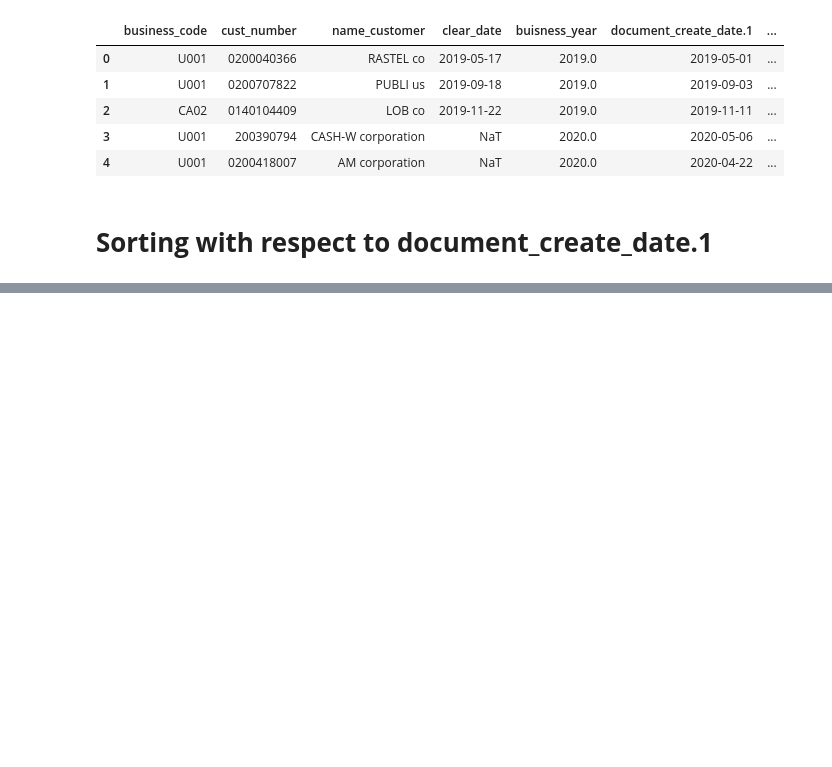
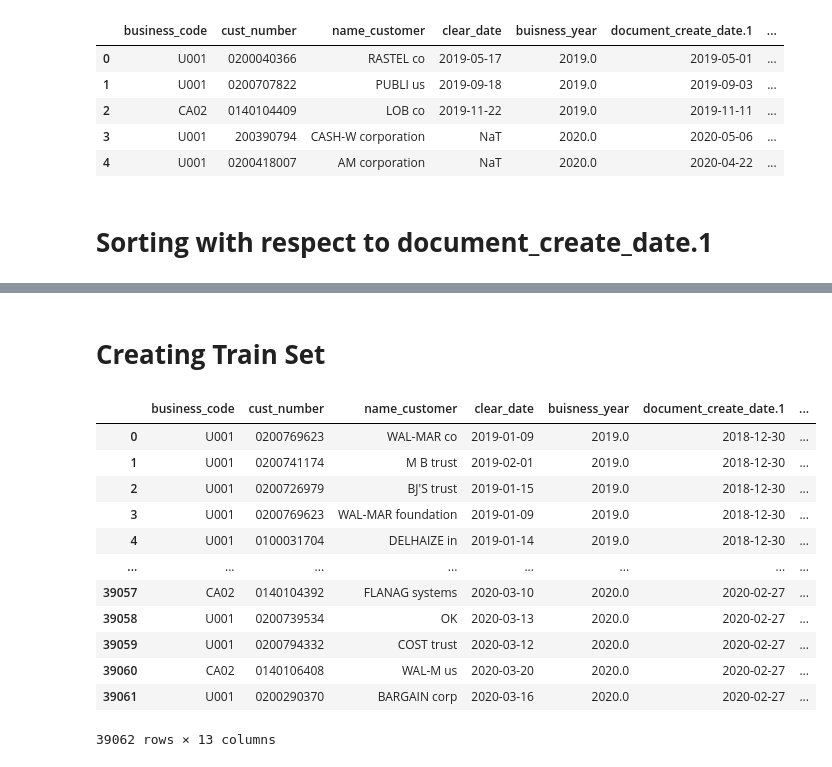
Before and after one commit to souvikpal2000/B2B-Invoice-Management-Application, a Jupyter notebook: InvoiceML.ipynb, the cells around one changed output, grey strips where cells are left out. Saved outputs shown, nothing was run; the diff lists cells and outputs as text; code cells hidden in the pictures; blank space fills up the shorter version.

```diff
--- a/InvoiceML.ipynb
+++ b/InvoiceML.ipynb
@@ -462,0 +475,20 @@ Name: delay, Length: 9685, dtype: float64
+# %% [markdown]
+# **Creating Train Set**
+# %%
+trainData = df[df.clear_date.notnull()].reset_index()
+trainData.drop(columns=['index'], inplace=True)
+trainData
+# %% [output]
+|  | business_code | cust_number | name_customer | clear_date | buisness_year | document_create_date.1 | ... |
+| 0 | U001 | 0200769623 | WAL-MAR co | 2019-01-09 | 2019.0 | 2018-12-30 | ... |
+| 1 | U001 | 0200741174 | M B trust | 2019-02-01 | 2019.0 | 2018-12-30 | ... |
+| 2 | U001 | 0200726979 | BJ'S trust | 2019-01-15 | 2019.0 | 2018-12-30 | ... |
+| 3 | U001 | 0200769623 | WAL-MAR foundation | 2019-01-09 | 2019.0 | 2018-12-30 | ... |
+| 4 | U001 | 0100031704 | DELHAIZE in | 2019-01-14 | 2019.0 | 2018-12-30 | ... |
+| ... | ... | ... | ... | ... | ... | ... | ... |
+| 39057 | CA02 | 0140104392 | FLANAG systems | 2020-03-10 | 2020.0 | 2020-02-27 | ... |
+| 39058 | U001 | 0200739534 | OK | 2020-03-13 | 2020.0 | 2020-02-27 | ... |
+| 39059 | U001 | 0200794332 | COST trust | 2020-03-12 | 2020.0 | 2020-02-27 | ... |
+| 39060 | CA02 | 0140106408 | WAL-M us | 2020-03-20 | 2020.0 | 2020-02-27 | ... |
+| 39061 | U001 | 0200290370 | BARGAIN corp | 2020-03-16 | 2020.0 | 2020-02-27 | ... |
+39062 rows × 13 columns
```
Also changed, not shown: parts of 34 cells of this notebook.
